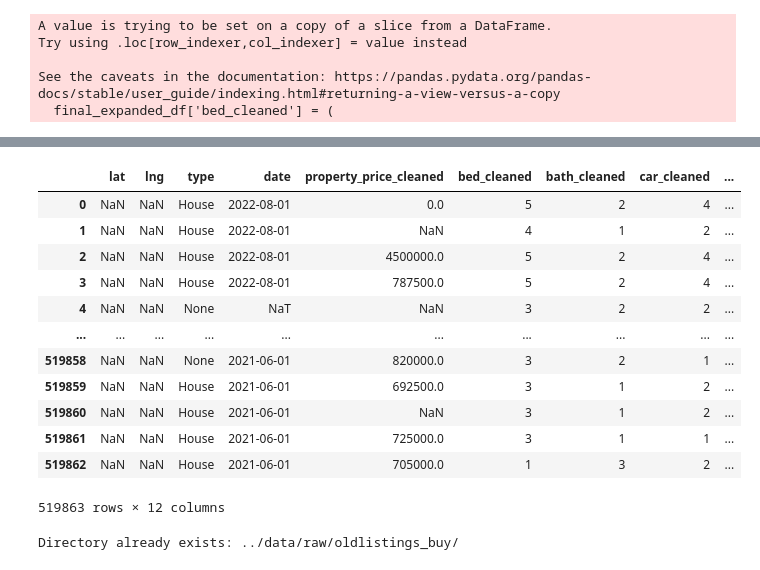
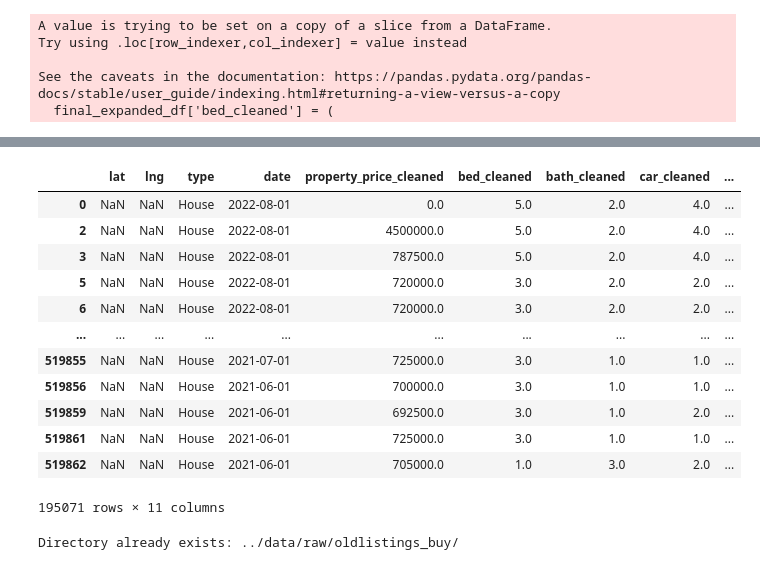
Before and after one commit to MAST30034-AppliedDataScience/project-2-group-real-estate-industry-project-2, a Jupyter notebook: notebooks/preprocessing-oldlisting-buy3.ipynb, the cells around one changed output, grey strips where cells are left out. Cells and saved outputs as stored; diff of their text form; code cells hidden in the pictures.

```diff
--- a/notebooks/preprocessing-oldlisting-buy3.ipynb
+++ b/notebooks/preprocessing-oldlisting-buy3.ipynb
@@ -741,21 +532,40 @@ final_expanded_df
 # %%
+# drop some columns
+final_expanded_df = final_expanded_df.drop(columns=['rented_price', 'bed', 'bath', 'car', 'land', 'address'])
+
+# Extract year from date
+final_expanded_df['year'] = final_expanded_df['date'].dt.year
+
 # Extract suburb from address_cleaned, which is all text after the last comma
 final_expanded_df['suburb'] = final_expanded_df['address_cleaned'].str.rsplit(',').str[-1]
-final_expanded_df
+
+# Remove all type that are not 'House' or 'Unit/ampt'
+final_expanded_df = final_expanded_df[final_expanded_df['type'].isin(['House', 'Unit/apmt'])]
+
+# Remove all rows with NaN in 'property_price_cleaned'
+final_expanded_df = final_expanded_df[final_expanded_df['property_price_cleaned'].notna()]
-# %% [output]
-|  | lat | lng | type | date | property_price_cleaned | bed_cleaned | bath_cleaned | car_cleaned | ... |
-| 0 | NaN | NaN | House | 2022-08-01 | 0.0 | 5 | 2 | 4 | ... |
-| 1 | NaN | NaN | House | 2022-08-01 | NaN | 4 | 1 | 2 | ... |
-| 2 | NaN | NaN | House | 2022-08-01 | 4500000.0 | 5 | 2 | 4 | ... |
-| 3 | NaN | NaN | House | 2022-08-01 | 787500.0 | 5 | 2 | 4 | ... |
-| 4 | NaN | NaN | None | NaT | NaN | 3 | 2 | 2 | ... |
-| ... | ... | ... | ... | ... | ... | ... | ... | ... | ... |
-| 519858 | NaN | NaN | None | 2021-06-01 | 820000.0 | 3 | 2 | 1 | ... |
-| 519859 | NaN | NaN | House | 2021-06-01 | 692500.0 | 3 | 1 | 2 | ... |
-| 519860 | NaN | NaN | House | 2021-06-01 | NaN | 3 | 1 | 2 | ... |
-| 519861 | NaN | NaN | House | 2021-06-01 | 725000.0 | 3 | 1 | 1 | ... |
-| 519862 | NaN | NaN | House | 2021-06-01 | 705000.0 | 1 | 3 | 2 | ... |
-519863 rows × 12 columns
+# %%
+final_expanded_df['bed_cleaned'] = pd.to_numeric(final_expanded_df['bed_cleaned'], errors='coerce')
+final_expanded_df['bath_cleaned'] = pd.to_numeric(final_expanded_df['bath_cleaned'], errors='coerce')
+final_expanded_df['car_cleaned'] = pd.to_numeric(final_expanded_df['car_cleaned'], errors='coerce')
+# %%
+# In the column 'property_price_cleaned', remove the rows that digits are more than 10
+final_expanded_df = final_expanded_df[final_expanded_df['property_price_cleaned'].astype(str).str.len() <= 10]
+final_expanded_df
+# %% [output]
+|  | lat | lng | type | date | property_price_cleaned | bed_cleaned | bath_cleaned | car_cleaned | ... |
+| 0 | NaN | NaN | House | 2022-08-01 | 0.0 | 5.0 | 2.0 | 4.0 | ... |
+| 2 | NaN | NaN | House | 2022-08-01 | 4500000.0 | 5.0 | 2.0 | 4.0 | ... |
+| 3 | NaN | NaN | House | 2022-08-01 | 787500.0 | 5.0 | 2.0 | 4.0 | ... |
+| 5 | NaN | NaN | House | 2022-08-01 | 720000.0 | 3.0 | 2.0 | 2.0 | ... |
+| 6 | NaN | NaN | House | 2022-08-01 | 720000.0 | 3.0 | 2.0 | 2.0 | ... |
+| ... | ... | ... | ... | ... | ... | ... | ... | ... | ... |
+| 519855 | NaN | NaN | House | 2021-07-01 | 725000.0 | 3.0 | 1.0 | 1.0 | ... |
+| 519856 | NaN | NaN | House | 2021-06-01 | 700000.0 | 3.0 | 1.0 | 1.0 | ... |
+| 519859 | NaN | NaN | House | 2021-06-01 | 692500.0 | 3.0 | 1.0 | 2.0 | ... |
+| 519861 | NaN | NaN | House | 2021-06-01 | 725000.0 | 3.0 | 1.0 | 1.0 | ... |
+| 519862 | NaN | NaN | House | 2021-06-01 | 705000.0 | 1.0 | 3.0 | 2.0 | ... |
+195071 rows × 11 columns
 # %%
 create_dir("../data/raw/oldlistings_buy/")
 final_expanded_df.to_csv("../data/raw/oldlistings_buy/oldlistings_buy_3.csv", index=False)
```
Also changed, not shown: parts of 12 cells of this notebook, 6 other files.
